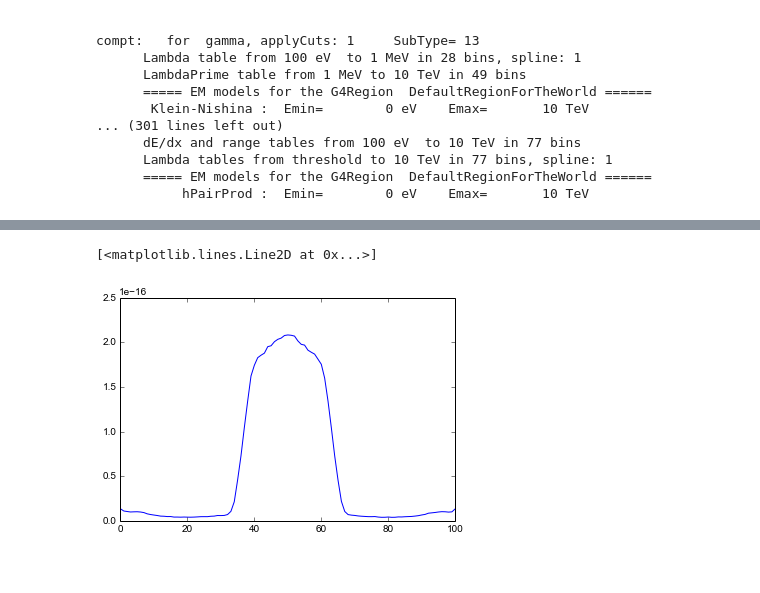
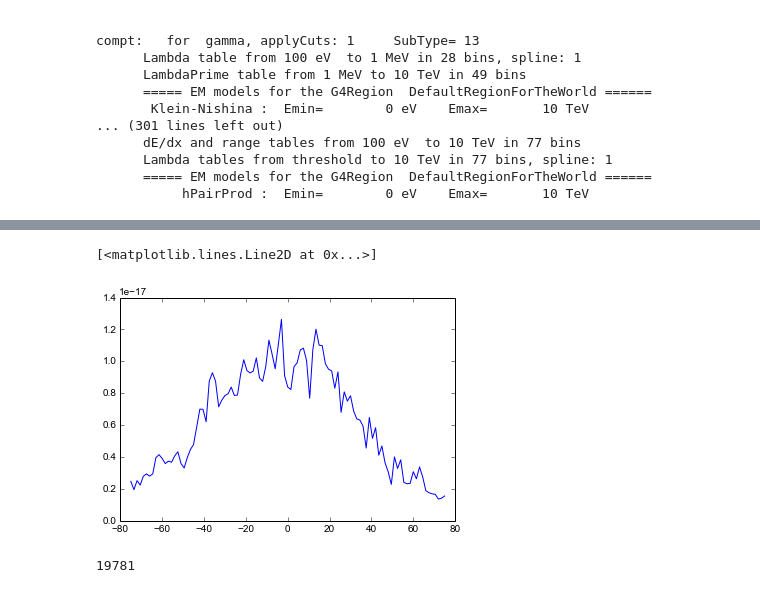
Before and after one commit to christopherpoole/linac, a Jupyter notebook: main.ipynb, the cells around one changed output, grey strips where cells are left out. Drawn from its saved outputs; the diff is of its cells as text; code cells hidden in the pictures.

```diff
--- a/main.ipynb
+++ b/main.ipynb
@@ -17,7 +18,7 @@ Populating the interactive namespace from numpy and matplotlib
 
 Visualization Manager instantiating with verbosity "warnings (3)"...
 # %%
-sim_name = "electron"
+sim_name = "nonreal"
 runid = os.getpid()
 
 data_directory = "histograms"
@@ -70 +77,23 @@ energy = load("%s/energy_%s_%s_%s.npy" % (data_directory, sim_name, run_name, ru
+# %%
+mm = 1
+
+x_dim = 101
+y_dim = 101
+z_dim = 100
+
+x_min = -75.75 * mm
+y_min = -75.75 * mm
+z_min = -50 * mm
+
+x_max = 75.75 * mm
+y_max = 75.75 * mm
+z_max = 0 * mm
+
+x_res = (x_max - x_min) / (x_dim)
+y_res = (y_max - y_min) / (y_dim)
+z_res = (z_max - z_min) / (z_dim)
+
+x = arange(x_min,x_max,x_res) + x_res/2
+y = arange(y_min,y_max,y_res) + y_res/2
+z = -(arange(z_min,z_max,z_res) + z_res/2)
 # %%
@@ -80,5 +108,9 @@ contour(energy[:,:,45])
 # %%
-plot(sum(sum(energy,axis=2),axis=1))
+plot(x,sum(sum(energy,axis=2),axis=1))
 # %% [output]
 [<matplotlib.lines.Line2D at 0x...>]
-[figure, old version]
+[figure, new version]
+# %%
+runid
+# %% [output]
+19781
```
Also changed, not shown: parts of 15 cells of this notebook, 13 other files.
